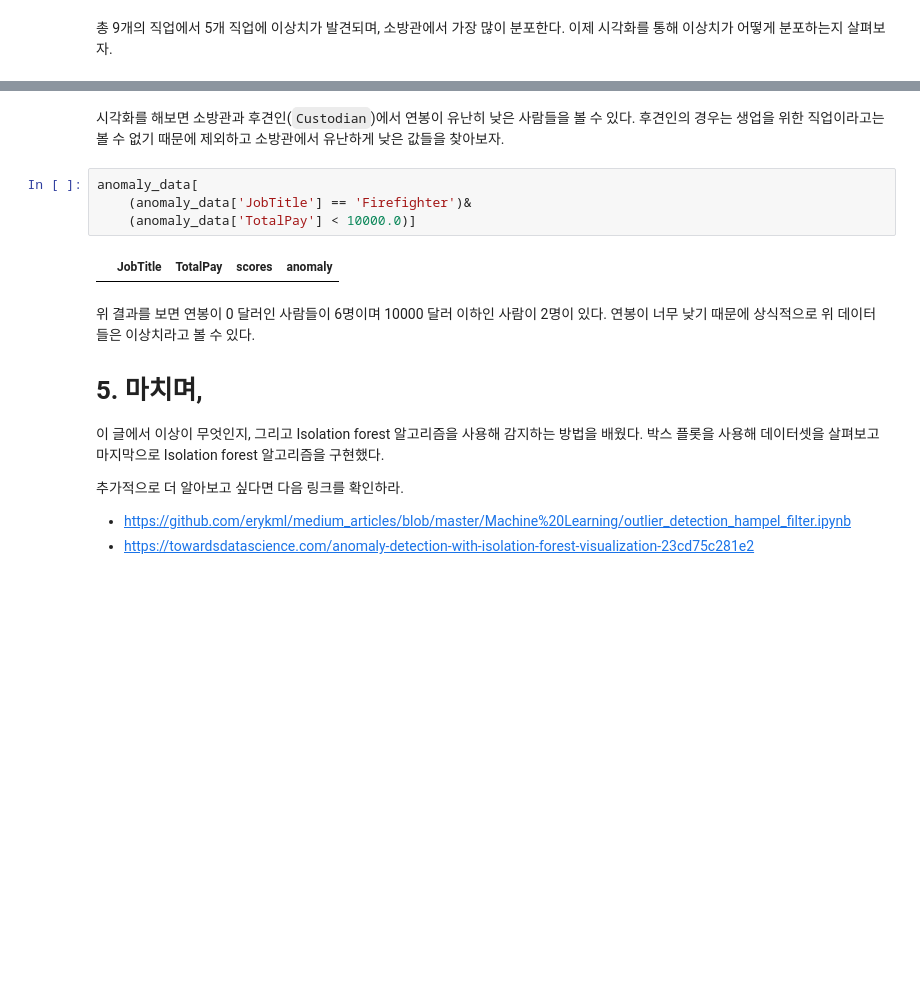
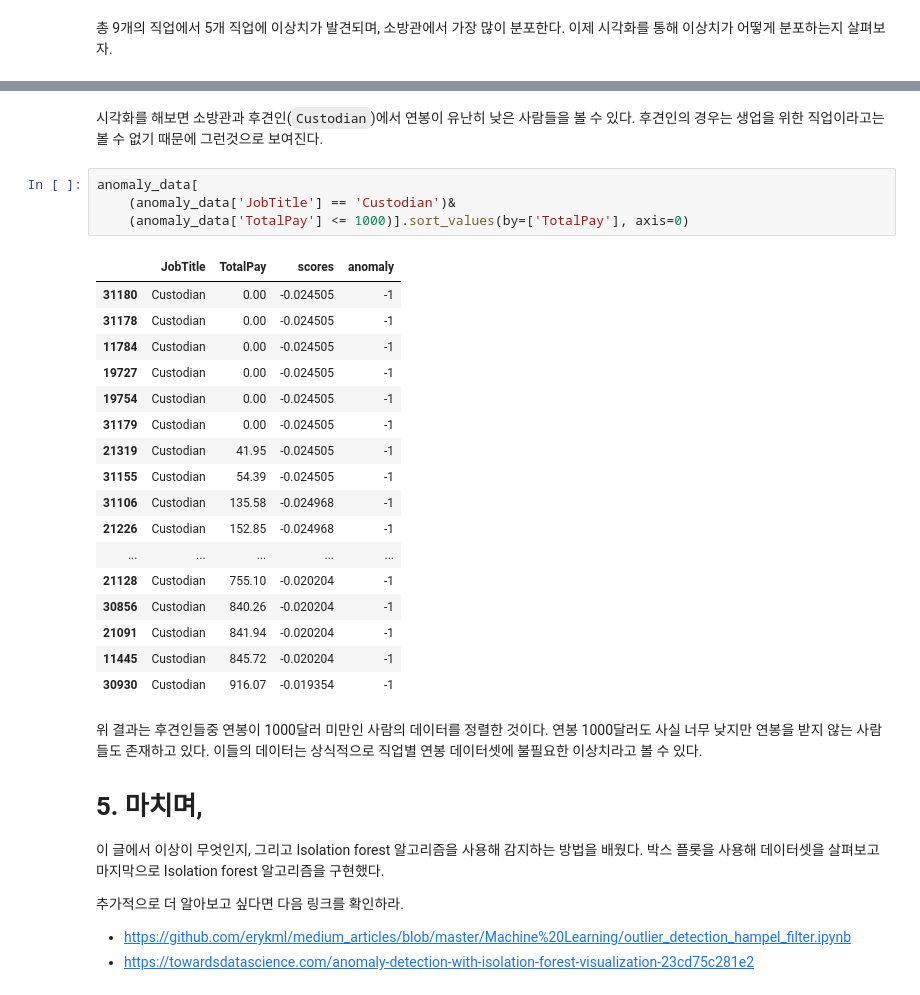
Before and after one commit to partrita/partrita.github.io, a Jupyter notebook: posts/python_Isolation_forest.ipynb, the cells around one changed output, grey strips where cells are left out. Saved outputs shown, nothing was run; the diff lists cells and outputs as text; blank space fills up the shorter version.

```diff
--- a/posts/python_Isolation_forest.ipynb
+++ b/posts/python_Isolation_forest.ipynb
@@ -230,13 +227,29 @@ sns.stripplot(x='JobTitle', y='TotalPay', data=anomaly_data, jitter=True)
 # %% [markdown]
-시각화를 해보면 소방관과 후견인(`Custodian`)에서 연봉이 유난히 낮은 사람들을 볼 수 있다. 후견인의 경우는 생업을 위한 직업이라고는 볼 수 없기 때문에 제외하고 소방관에서 유난하게 낮은 값들을 찾아보자.
+시각화를 해보면 소방관과 후견인(`Custodian`)에서 연봉이 유난히 낮은 사람들을 볼 수 있다. 후견인의 경우는 생업을 위한 직업이라고는 볼 수 없기 때문에 그런것으로 보여진다.
 # %%
 anomaly_data[
-    (anomaly_data['JobTitle'] == 'Firefighter')&
-    (anomaly_data['TotalPay'] < 10000.0)]
+    (anomaly_data['JobTitle'] == 'Custodian')&
+    (anomaly_data['TotalPay'] <= 1000)].sort_values(by=['TotalPay'], axis=0)
 # %% [output]
 |  | JobTitle | TotalPay | scores | anomaly |
+| 31180 | Custodian | 0.00 | -0.024505 | -1 |
+| 31178 | Custodian | 0.00 | -0.024505 | -1 |
+| 11784 | Custodian | 0.00 | -0.024505 | -1 |
+| 19727 | Custodian | 0.00 | -0.024505 | -1 |
+| 19754 | Custodian | 0.00 | -0.024505 | -1 |
+| 31179 | Custodian | 0.00 | -0.024505 | -1 |
+| 21319 | Custodian | 41.95 | -0.024505 | -1 |
+| 31155 | Custodian | 54.39 | -0.024505 | -1 |
+| 31106 | Custodian | 135.58 | -0.024968 | -1 |
+| 21226 | Custodian | 152.85 | -0.024968 | -1 |
+| ... | ... | ... | ... | ... |
+| 21128 | Custodian | 755.10 | -0.020204 | -1 |
+| 30856 | Custodian | 840.26 | -0.020204 | -1 |
+| 21091 | Custodian | 841.94 | -0.020204 | -1 |
+| 11445 | Custodian | 845.72 | -0.020204 | -1 |
+| 30930 | Custodian | 916.07 | -0.019354 | -1 |
 # %% [markdown]
-위 결과를 보면 연봉이 0 달러인 사람들이 6명이며 10000 달러 이하인 사람이 2명이 있다. 연봉이 너무 낮기 때문에 상식적으로 위 데이터들은 이상치라고 볼 수 있다.
+위 결과는 후견인들중 연봉이 1000달러 미만인 사람의 데이터를 정렬한 것이다. 연봉 1000달러도 사실 너무 낮지만 연봉을 받지 않는 사람들도 존재하고 있다. 이들의 데이터는 상식적으로 직업별 연봉 데이터셋에 불필요한 이상치라고 볼 수 있다.
 
 # 5. 마치며,
 
```
Also changed, not shown: parts of 3 cells of this notebook, 8 other files.
